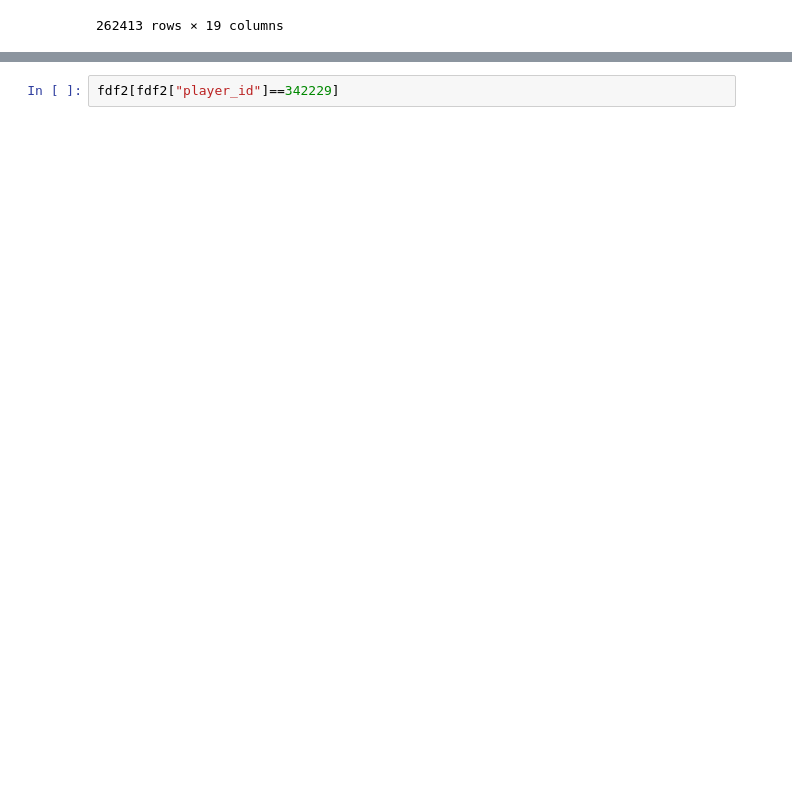
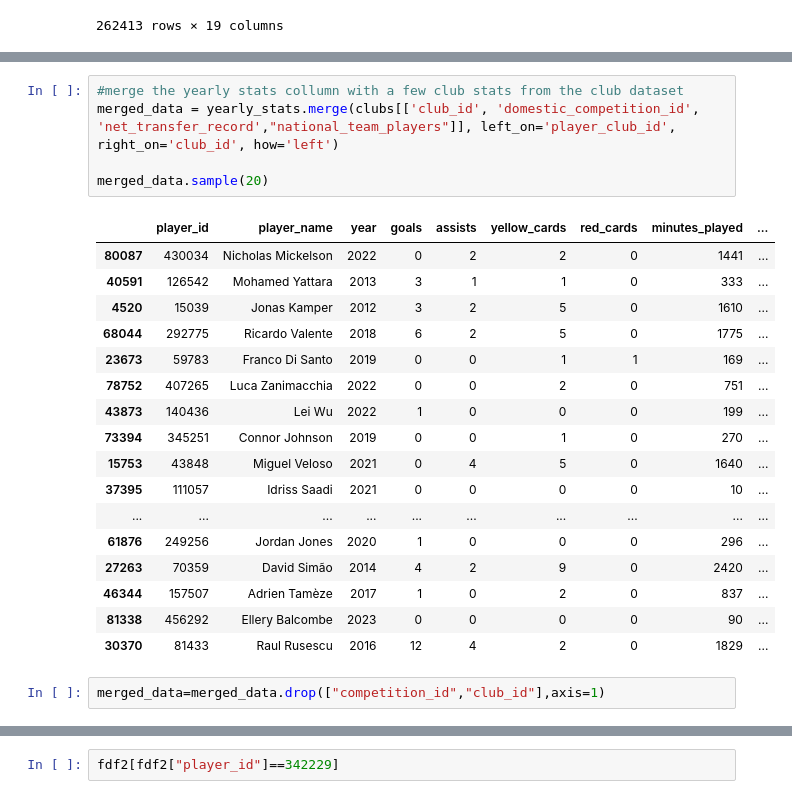
Before and after one commit to MohamedFarah12/The-Potential-Of-Football-Transfer-Valuations---Capstone-Project, a Jupyter notebook: notebooks/Loading,Cleaning & EDA.ipynb, the cells around one changed output, grey strips where cells are left out. Saved outputs shown, nothing was run; the diff lists cells and outputs as text; blank space fills up the shorter version.

```diff
--- a/notebooks/Loading,cleaning and EDA.ipynb
+++ b/notebooks/Loading,Cleaning & EDA.ipynb
@@ -539,0 +511,25 @@ memory usage: 39.0+ MB
+# %%
+#merge the yearly stats collumn with a few club stats from the club dataset
+merged_data = yearly_stats.merge(clubs[['club_id', 'domestic_competition_id', 'net_transfer_record',"national_team_players"]], left_on='player_club_id', right_on='club_id', how='left')
+
+merged_data.sample(20)
+# %% [output]
+|  | player_id | player_name | year | goals | assists | yellow_cards | red_cards | minutes_played | ... |
+| 80087 | 430034 | Nicholas Mickelson | 2022 | 0 | 2 | 2 | 0 | 1441 | ... |
+| 40591 | 126542 | Mohamed Yattara | 2013 | 3 | 1 | 1 | 0 | 333 | ... |
+| 4520 | 15039 | Jonas Kamper | 2012 | 3 | 2 | 5 | 0 | 1610 | ... |
+| 68044 | 292775 | Ricardo Valente | 2018 | 6 | 2 | 5 | 0 | 1775 | ... |
+| 23673 | 59783 | Franco Di Santo | 2019 | 0 | 0 | 1 | 1 | 169 | ... |
+| 78752 | 407265 | Luca Zanimacchia | 2022 | 0 | 0 | 2 | 0 | 751 | ... |
+| 43873 | 140436 | Lei Wu | 2022 | 1 | 0 | 0 | 0 | 199 | ... |
+| 73394 | 345251 | Connor Johnson | 2019 | 0 | 0 | 1 | 0 | 270 | ... |
+| 15753 | 43848 | Miguel Veloso | 2021 | 0 | 4 | 5 | 0 | 1640 | ... |
+| 37395 | 111057 | Idriss Saadi | 2021 | 0 | 0 | 0 | 0 | 10 | ... |
+| ... | ... | ... | ... | ... | ... | ... | ... | ... | ... |
+| 61876 | 249256 | Jordan Jones | 2020 | 1 | 0 | 0 | 0 | 296 | ... |
+| 27263 | 70359 | David Simão | 2014 | 4 | 2 | 9 | 0 | 2420 | ... |
+| 46344 | 157507 | Adrien Tamèze | 2017 | 1 | 0 | 2 | 0 | 837 | ... |
+| 81338 | 456292 | Ellery Balcombe | 2023 | 0 | 0 | 0 | 0 | 90 | ... |
+| 30370 | 81433 | Raul Rusescu | 2016 | 12 | 4 | 2 | 0 | 1829 | ... |
+# %%
+merged_data=merged_data.drop(["competition_id","club_id"],axis=1)
```
Also changed, not shown: parts of 32 cells of this notebook.
